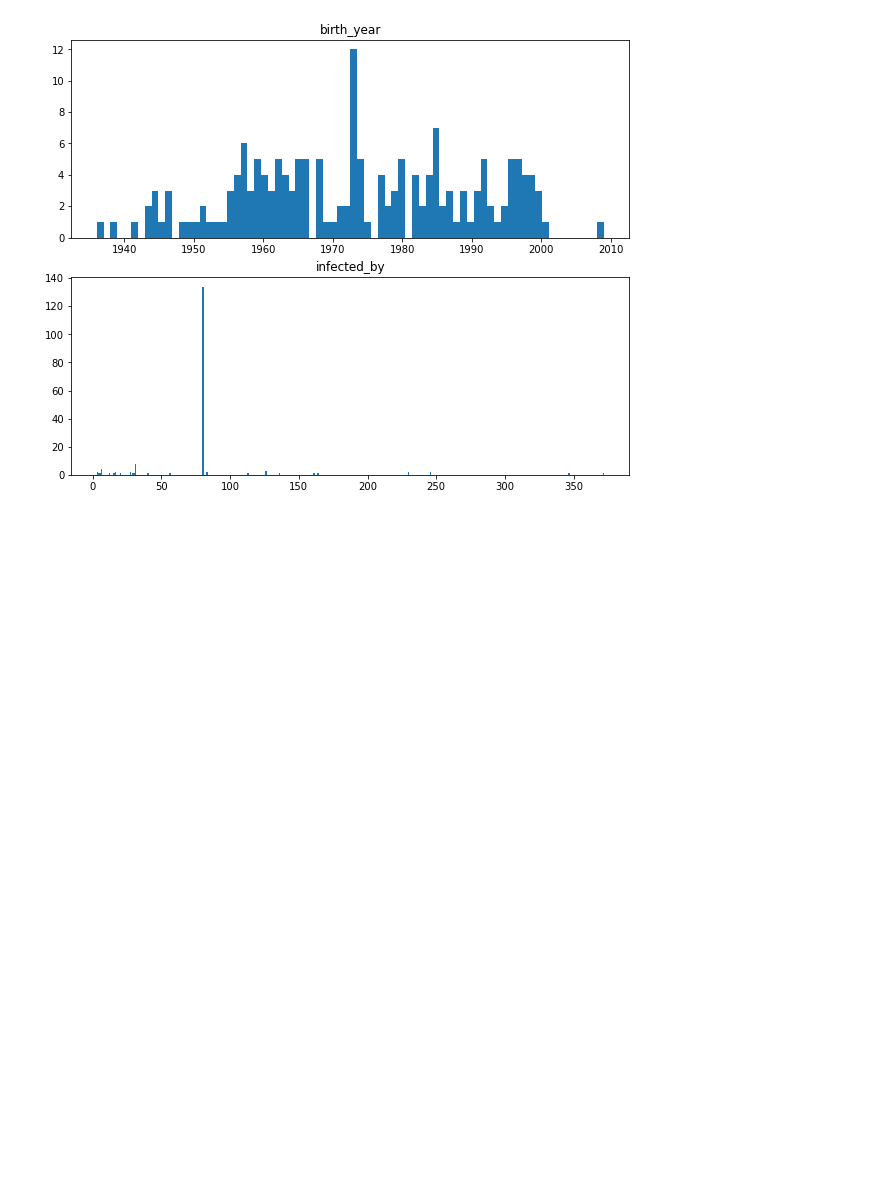
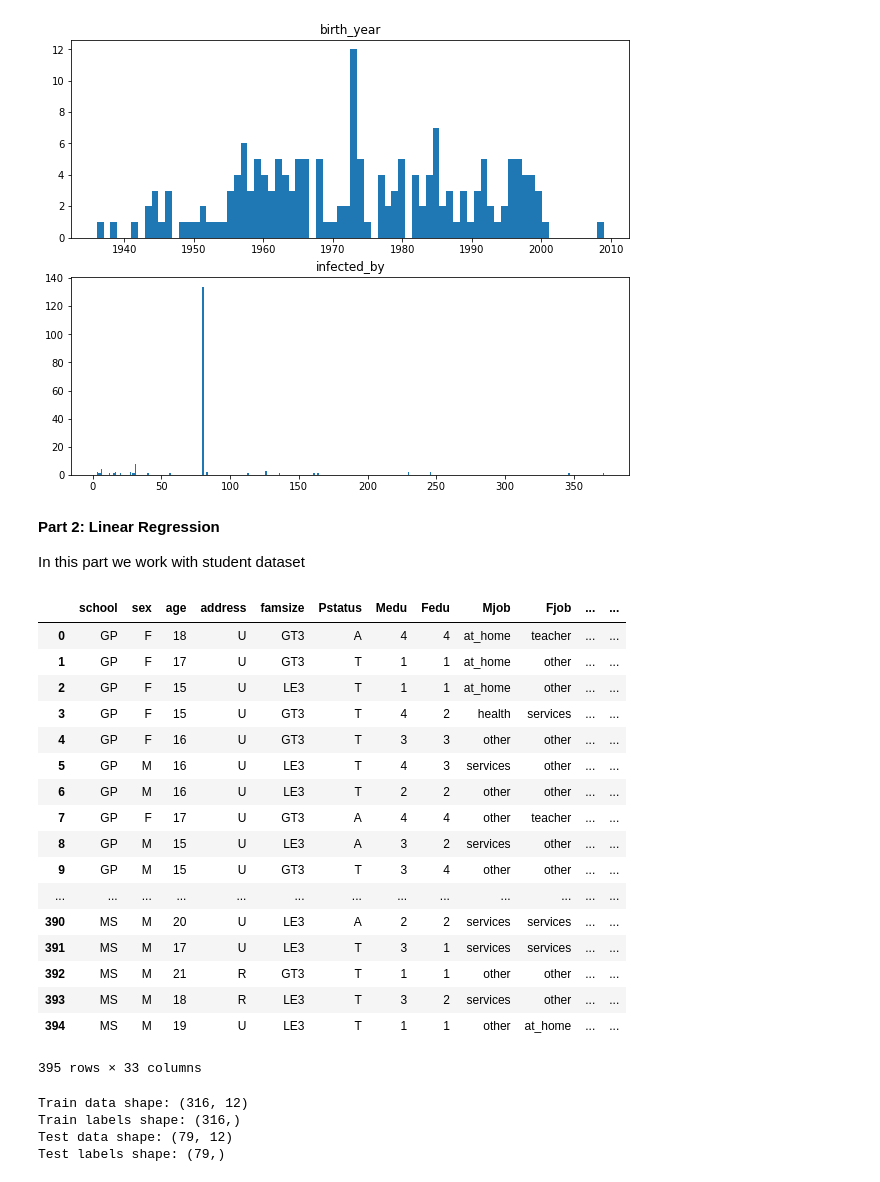
Before and after one commit to mohammadmozafari/data-mining-aut, a Jupyter notebook: 1_preprocessing_and_linear_regression.ipynb, the cells around one changed output. Saved outputs shown, nothing was run; the diff lists cells and outputs as text; code cells hidden in the pictures; blank space fills up the shorter version.

Commit message:
Read in student dataset + Split data to train and test

```diff
--- a/1_preprocessing_and_linear_regression.ipynb
+++ b/1_preprocessing_and_linear_regression.ipynb
@@ -97,3 +101,7 @@ ax2.hist(inf_by, 370)
 fig.show()
 # %% [output]
 [figure]
+# %% [markdown]
+**Part 2: Linear Regression**
+
+In this part we work with student dataset
@@ -99,0 +110,43 @@ fig.show()
+# %%
+student = pd.read_csv('data/student.csv', ';')
+student
+# %% [output]
+|  | school | sex | age | address | famsize | Pstatus | Medu | Fedu | Mjob | Fjob | ... | ... |
+| 0 | GP | F | 18 | U | GT3 | A | 4 | 4 | at_home | teacher | ... | ... |
+| 1 | GP | F | 17 | U | GT3 | T | 1 | 1 | at_home | other | ... | ... |
+| 2 | GP | F | 15 | U | LE3 | T | 1 | 1 | at_home | other | ... | ... |
+| 3 | GP | F | 15 | U | GT3 | T | 4 | 2 | health | services | ... | ... |
+| 4 | GP | F | 16 | U | GT3 | T | 3 | 3 | other | other | ... | ... |
+| 5 | GP | M | 16 | U | LE3 | T | 4 | 3 | services | other | ... | ... |
+| 6 | GP | M | 16 | U | LE3 | T | 2 | 2 | other | other | ... | ... |
+| 7 | GP | F | 17 | U | GT3 | A | 4 | 4 | other | teacher | ... | ... |
+| 8 | GP | M | 15 | U | LE3 | A | 3 | 2 | services | other | ... | ... |
+| 9 | GP | M | 15 | U | GT3 | T | 3 | 4 | other | other | ... | ... |
+| ... | ... | ... | ... | ... | ... | ... | ... | ... | ... | ... | ... | ... |
+| 390 | MS | M | 20 | U | LE3 | A | 2 | 2 | services | services | ... | ... |
+| 391 | MS | M | 17 | U | LE3 | T | 3 | 1 | services | services | ... | ... |
+| 392 | MS | M | 21 | R | GT3 | T | 1 | 1 | other | other | ... | ... |
+| 393 | MS | M | 18 | R | LE3 | T | 3 | 2 | services | other | ... | ... |
+| 394 | MS | M | 19 | U | LE3 | T | 1 | 1 | other | at_home | ... | ... |
+395 rows × 33 columns
+# %%
+important_cols = ['age', 'Medu', 'Fedu', 'famrel', 'freetime', 'goout',
+                  'Dalc', 'Walc', 'health', 'absences', 'G1', 'G2', 'G3']
+dataset = student[important_cols].values
+num_data = dataset.shape[0]
+num_train = int(num_data * train_split)
+
+x_train = dataset[:num_train, :-1]
+y_train = dataset[:num_train, -1]
+x_test = dataset[num_train:, :-1]
+y_test = dataset[num_train:, -1]
+
+print('Train data shape: {}'.format(x_train.shape))
+print('Train labels shape: {}'.format(y_train.shape))
+print('Test data shape: {}'.format(x_test.shape))
+print('Test labels shape: {}'.format(y_test.shape))
+# %% [output]
+Train data shape: (316, 12)
+Train labels shape: (316,)
+Test data shape: (79, 12)
+Test labels shape: (79,)
```
Also changed, not shown: parts of 2 cells of this notebook.
